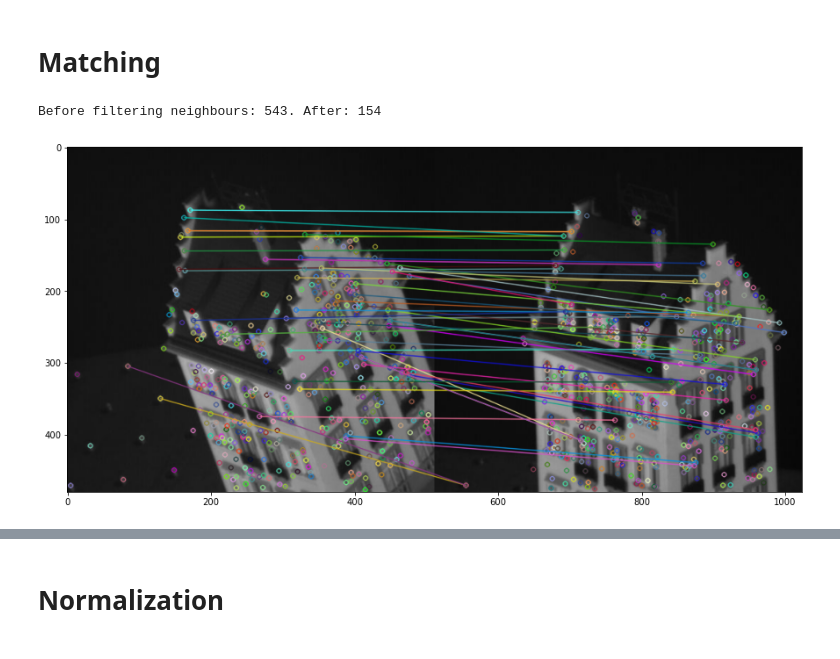
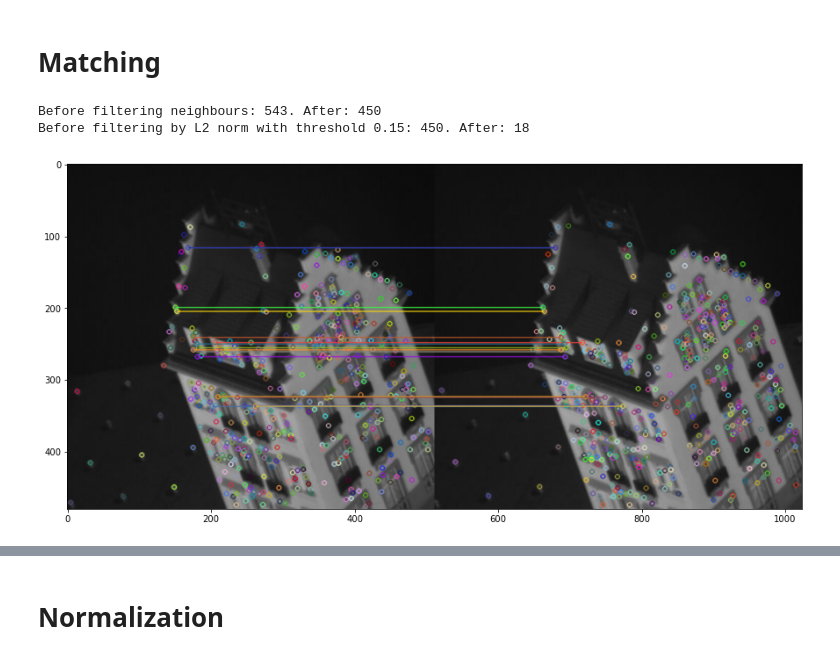
Before and after one commit to OlegBEZb/CV2_UVA_assignments, a Jupyter notebook: assignment2/src/detailed_experiments.ipynb, the cells around one changed output, grey strips where cells are left out. Saved outputs shown, nothing was run; the diff lists cells and outputs as text; code cells hidden in the pictures.

Commit message:
added distance filtering. added some experiments with stitching

```diff
--- a/assignment2/src/detailed_experiments.ipynb
+++ b/assignment2/src/detailed_experiments.ipynb
@@ -12,13 +12,15 @@ from fundamental_matrix import keypoint_matcher, get_fundamental_matrix, draw_ep
 # Matching
 # %%
 image1 = cv.imread("../Data/House/frame00000001.png")
-image2 = cv.imread("../Data/House/frame00000049.png")
+image2 = cv.imread("../Data/House/frame00000002.png")
 # %%
 matches, matched_points1, matched_points2, kp1, kp2 = keypoint_matcher(image1, image2,
-                                                                       n_points=50,
+                                                                       n_points=20,
+                                                                       distance_threshold=0.15,
                                                                        random_selection=False,
                                                                        filter_neighbours=True,
                                                                        draw_matches=True)
 # %% [output]
-Before filtering neighbours: 543. After: 154
+Before filtering neighbours: 543. After: 450
+Before filtering by L2 norm with threshold 0.15: 450. After: 18
-[figure, old version]
+[figure, new version]
```
Also changed, not shown: parts of 89 cells of this notebook, 3 other files.
